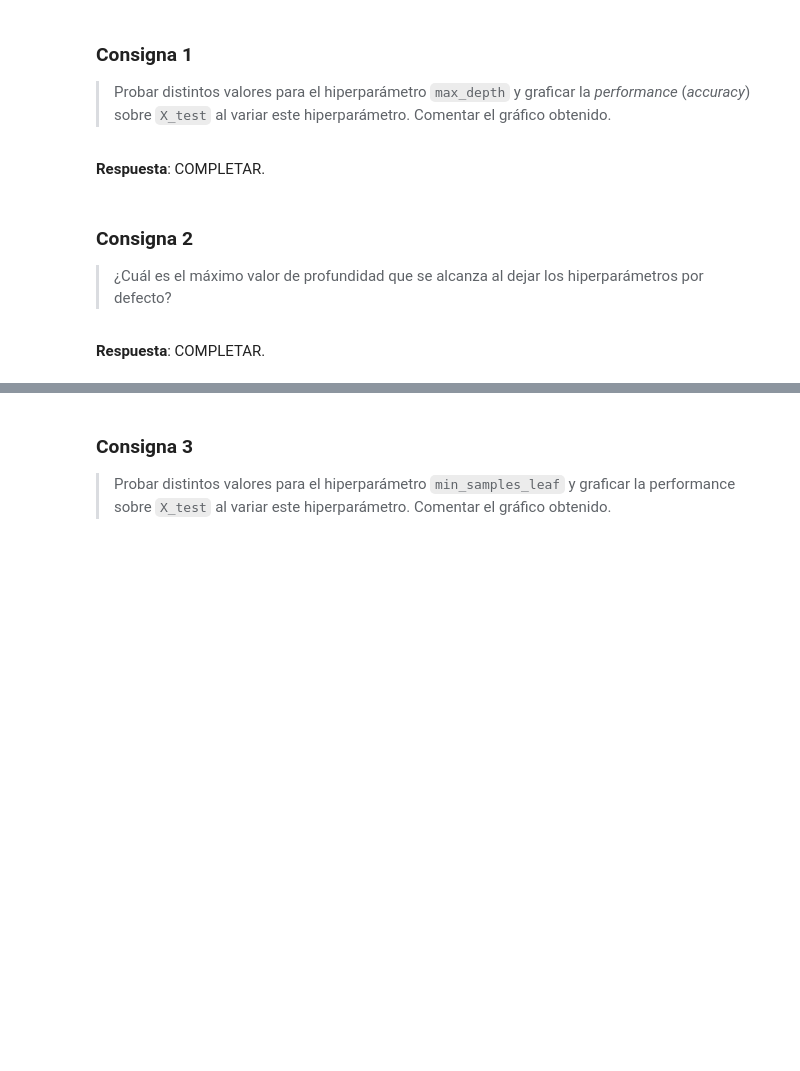
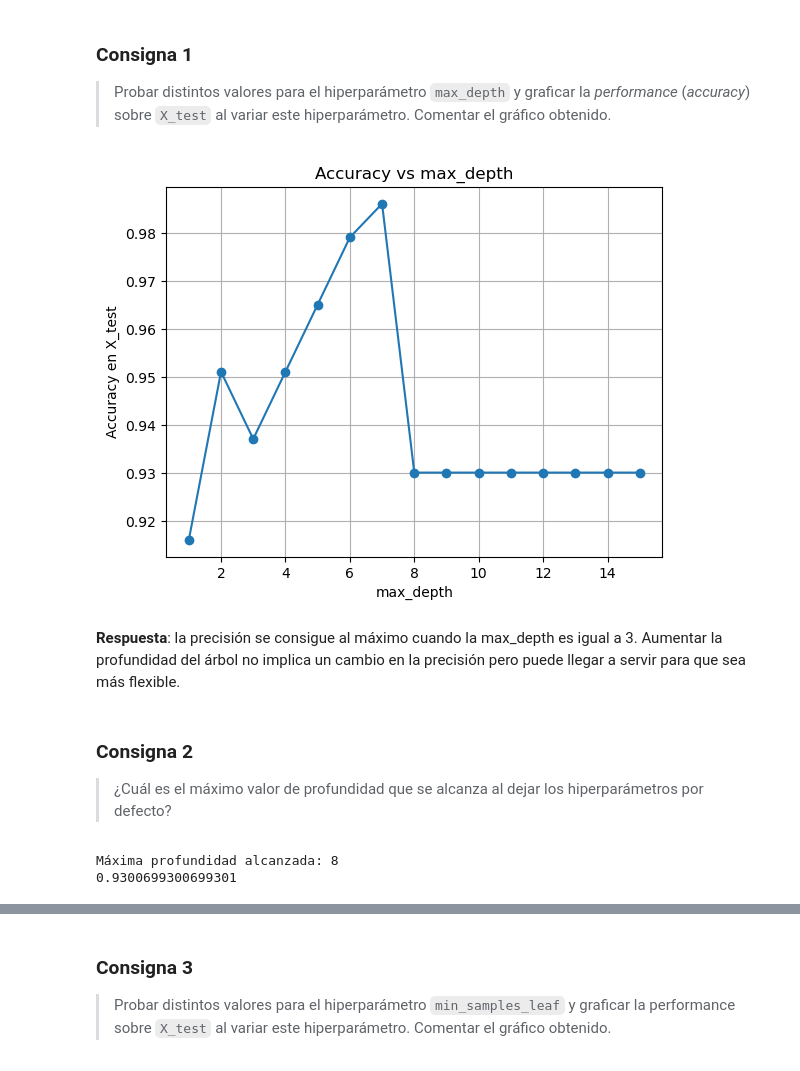
Before and after one commit to juanignacioelosegui/td-vi, a Jupyter notebook: practicas/p03/td6-p03-d-taller-consignas.ipynb, the cells around one changed output, grey strips where cells are left out. Cells and saved outputs as stored; diff of their text form; code cells hidden in the pictures; blank space fills up the shorter version.

Commit message:
Avance P03, falta completar el taller al 100%. Más tarde subo la resolución.

```diff
--- a/practicas/p03/td6-p03-d-taller-consignas.ipynb
+++ b/practicas/p03/td6-p03-d-taller-consignas.ipynb
@@ -26,5 +24,28 @@ Resolver las siguientes consignas.
-# %% [markdown]
-**Respuesta**: COMPLETAR.
+# %%
+from sklearn.tree import DecisionTreeClassifier
+from sklearn.metrics import accuracy_score
+import matplotlib.pyplot as plt
+
+max_depths = range(1, 16)
+accuracies = []
+
+for depth in max_depths:
+    clf = DecisionTreeClassifier(max_depth=depth, random_state=42)
+    clf.fit(X_train, y_train)
+    y_pred = clf.predict(X_test)
+    acc = accuracy_score(y_test, y_pred)
+    accuracies.append(acc)
+
+plt.plot(max_depths, accuracies, marker='o')
+plt.xlabel('max_depth')
+plt.ylabel('Accuracy en X_test')
+plt.title('Accuracy vs max_depth')
+plt.grid(True)
+plt.show()
+# %% [output]
+[figure, added]
+# %% [markdown]
+**Respuesta**: la precisión se consigue al máximo cuando la max_depth es igual a 3. Aumentar la profundidad del árbol no implica un cambio en la precisión pero puede llegar a servir para que sea más flexible.
 # %% [markdown]
 ### **Consigna 2**
 
@@ -34,2 +53,17 @@ Resolver las siguientes consignas.
-# %% [markdown]
-**Respuesta**: COMPLETAR.
+# %%
+from sklearn.tree import DecisionTreeClassifier
+
+clf = DecisionTreeClassifier(max_depth=None, random_state=42)  # Hiperparámetros por defecto (max_depth=None)
+clf.fit(X_train, y_train)
+max_depth_default = clf.tree_.max_depth
+print("Máxima profundidad alcanzada:", max_depth_default)
+
+
+y_pred = clf.predict(X_test)
+acc = accuracy_score(y_test, y_pred)
+print(acc)
+
+# Random state para qué sirve?
+# %% [output]
+Máxima profundidad alcanzada: 8
+0.9300699300699301
```
Also changed, not shown: parts of 3 cells of this notebook, 2 other files.
